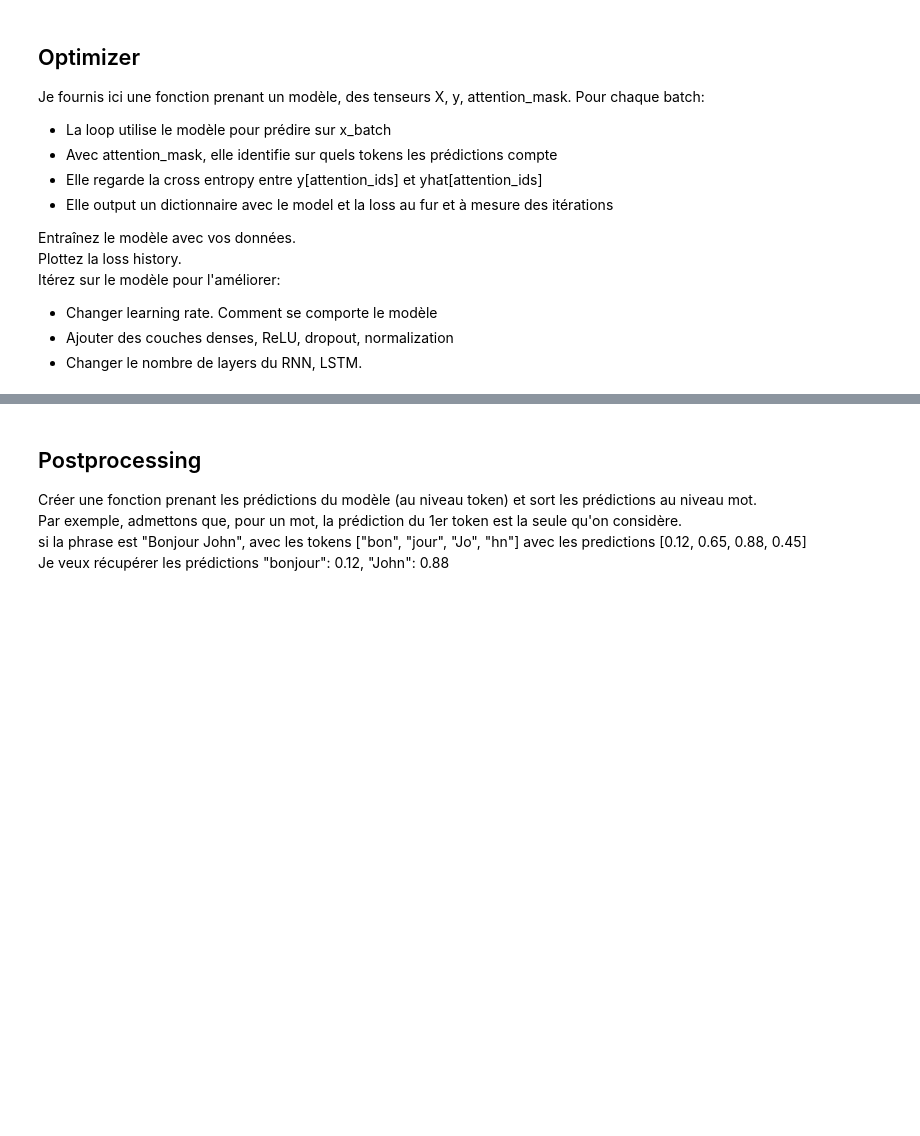
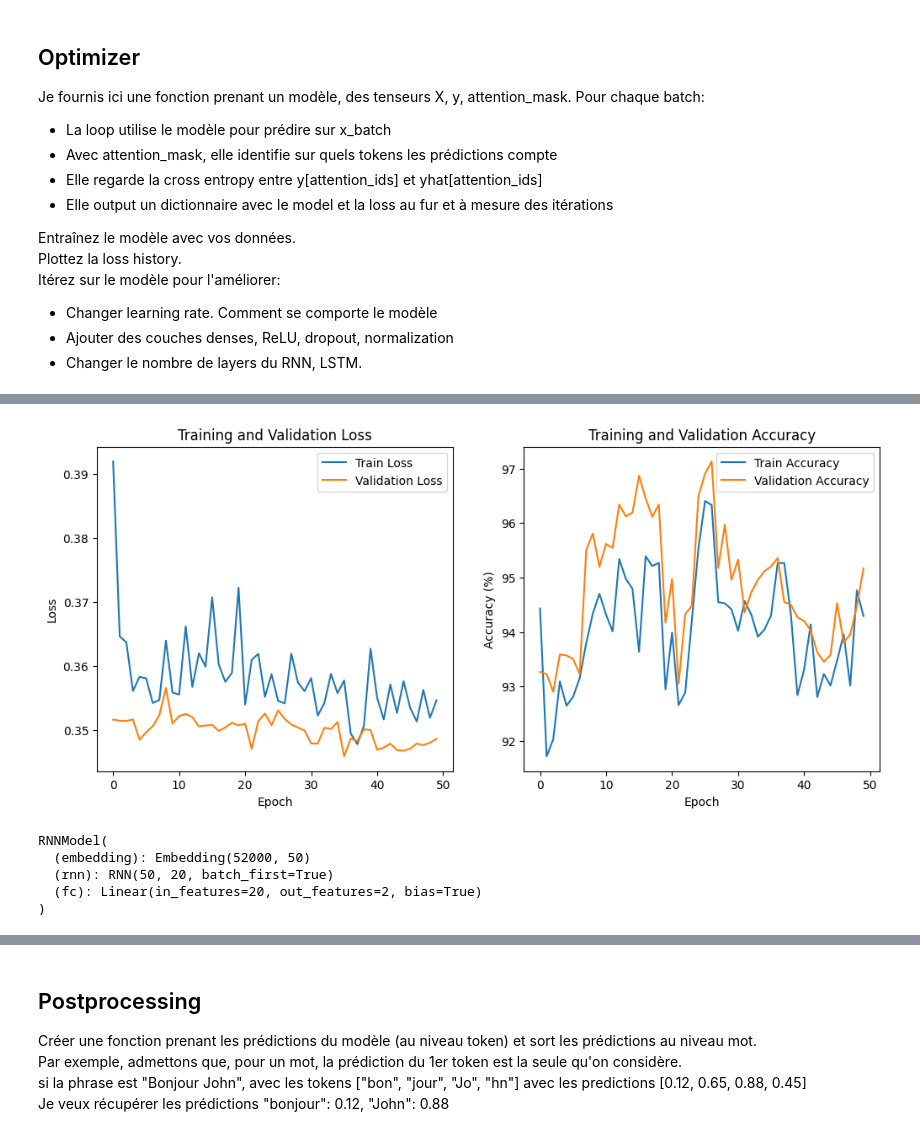
Before and after one commit to Leonardeaux/nlp_esgi, a Jupyter notebook: notebooks/TD2_part2_Named_entity_recognition.ipynb, the cells around one changed output, grey strips where cells are left out. Drawn from its saved outputs; the diff is of its cells as text; code cells hidden in the pictures; blank space fills up the shorter version.

```diff
--- a/notebooks/TD2_part2_Named_entity_recognition.ipynb
+++ b/notebooks/TD2_part2_Named_entity_recognition.ipynb
@@ -153,0 +194,4 @@ def train_model(model, X, y, attention_masks, n_epochs=100, lr=0.05, batch_size=
+# %%
+device = torch.device("cuda" if torch.cuda.is_available() else "cpu")
+# device = "cpu"
+print(f"Entraînement sur: {device}")
@@ -153,0 +284,8 @@ def train_model(model, X, y, attention_masks, n_epochs=100, lr=0.05, batch_size=
+# %%
+X = X.to(device)
+Y = Y.to(device)
+attention_masks = attention_masks.to(device)
+
+model = model.to(device)
+# %%
+res = train_model(model, X, Y, attention_masks, n_epochs=50, lr=0.005, batch_size=128)
@@ -153,0 +310,24 @@ def train_model(model, X, y, attention_masks, n_epochs=100, lr=0.05, batch_size=
+# %%
+def plot_training_results(results):
+    plt.figure(figsize=(12, 5))
+
+    plt.subplot(1, 2, 1)
+    plt.plot(results["train_loss_history"], label='Train Loss')
+    plt.plot(results["valid_loss_history"], label='Validation Loss')
+    plt.xlabel('Epoch')
+    plt.ylabel('Loss')
+    plt.title('Training and Validation Loss')
+    plt.legend()
+
+    plt.subplot(1, 2, 2)
+    plt.plot(results["train_accuracy_history"], label='Train Accuracy')
+    plt.plot(results["valid_accuracy_history"], label='Validation Accuracy')
+    plt.xlabel('Epoch')
+    plt.ylabel('Accuracy (%)')
+    plt.title('Training and Validation Accuracy')
+    plt.legend()
+    plt.show()
+# %%
+plot_training_results(res)
+# %% [output]
+[figure, added]
@@ -153,0 +348,17 @@ def train_model(model, X, y, attention_masks, n_epochs=100, lr=0.05, batch_size=
+# %%
+vocab_size = 52000
+embedding_dim = 50
+hidden_dim = 20
+tagset_size = 2
+
+model_2 = RNNModel(vocab_size, embedding_dim, hidden_dim, tagset_size)
+
+model_2 = model_2.to(device)
+
+model_2
+# %% [output]
+RNNModel(
+  (embedding): Embedding(52000, 50)
+  (rnn): RNN(50, 20, batch_first=True)
+  (fc): Linear(in_features=20, out_features=2, bias=True)
+)
```
Also changed, not shown: parts of 22 cells of this notebook, 1 other file.
